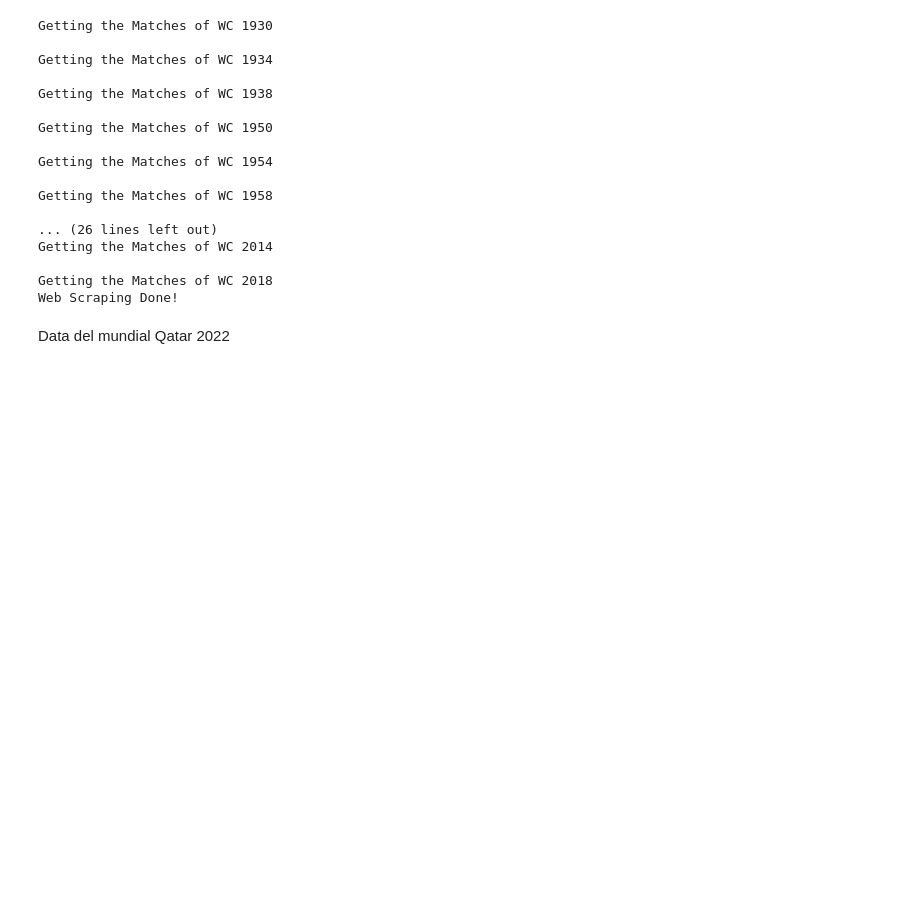
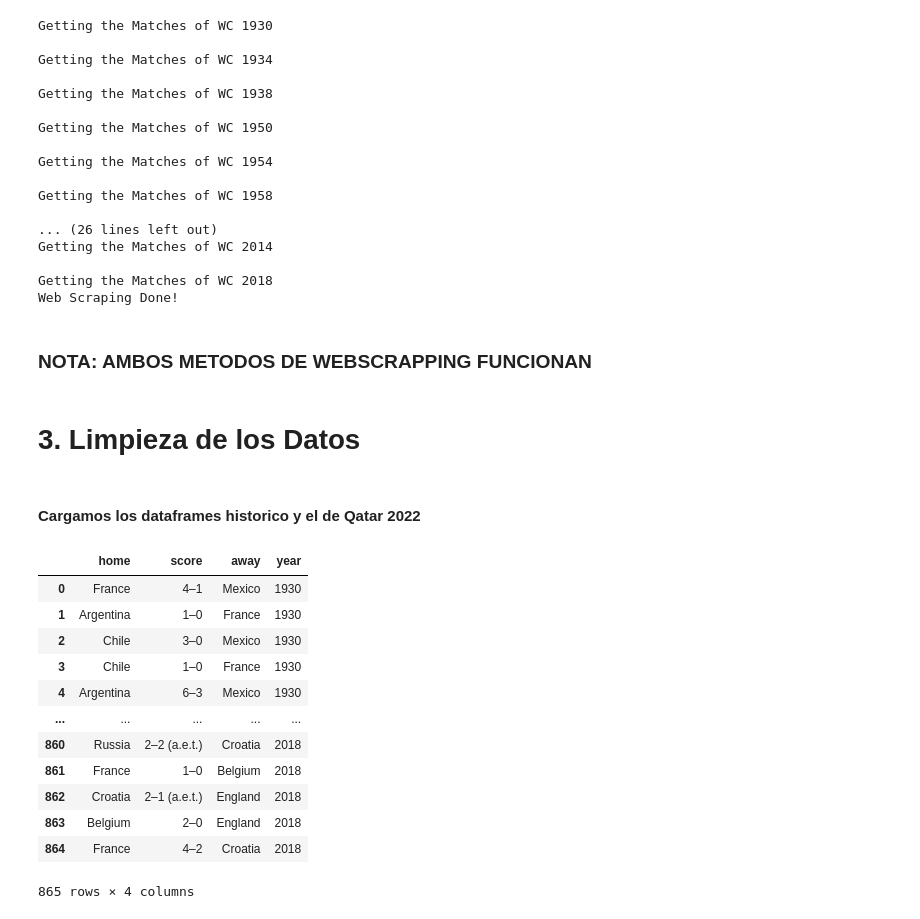
Before and after one commit to JuanjoRestrepo/Qatar-2022, a Jupyter notebook: WorldCup_Qatar2022_Predictor.ipynb, the cells around one changed output. Saved outputs shown, nothing was run; the diff lists cells and outputs as text; code cells hidden in the pictures; blank space fills up the shorter version.

```diff
--- a/WorldCup_Qatar2022_Predictor.ipynb
+++ b/WorldCup_Qatar2022_Predictor.ipynb
@@ -239,5 +239,3 @@ Getting the Matches of WC 2014
 
 Getting the Matches of WC 2018
 Web Scraping Done!
-# %% [markdown]
-Data del mundial Qatar 2022
@@ -247,0 +242,26 @@ df_fixture.to_csv('fifa_worldcup_fixture.csv', index=False)
+# %% [markdown]
+### **NOTA: AMBOS METODOS DE WEBSCRAPPING FUNCIONAN**
+# %% [markdown]
+# **3. Limpieza de los Datos**
+# %% [markdown]
+#### Cargamos los dataframes historico y el de Qatar 2022
+# %%
+df_data_historica = pd.read_csv('fifa_worldcup_historical_data.csv')
+df_fixture = pd.read_csv('fifa_worldcup_fixture.csv')
+df_data_faltante = pd.read_csv('fifa_worldcup_missing_data.csv')
+
+df_data_historica
+# %% [output]
+|  | home | score | away | year |
+| 0 | France | 4–1 | Mexico | 1930 |
+| 1 | Argentina | 1–0 | France | 1930 |
+| 2 | Chile | 3–0 | Mexico | 1930 |
+| 3 | Chile | 1–0 | France | 1930 |
+| 4 | Argentina | 6–3 | Mexico | 1930 |
+| ... | ... | ... | ... | ... |
+| 860 | Russia | 2–2 (a.e.t.) | Croatia | 2018 |
+| 861 | France | 1–0 | Belgium | 2018 |
+| 862 | Croatia | 2–1 (a.e.t.) | England | 2018 |
+| 863 | Belgium | 2–0 | England | 2018 |
+| 864 | France | 4–2 | Croatia | 2018 |
+865 rows × 4 columns
```
Also changed, not shown: parts of 55 cells of this notebook.
